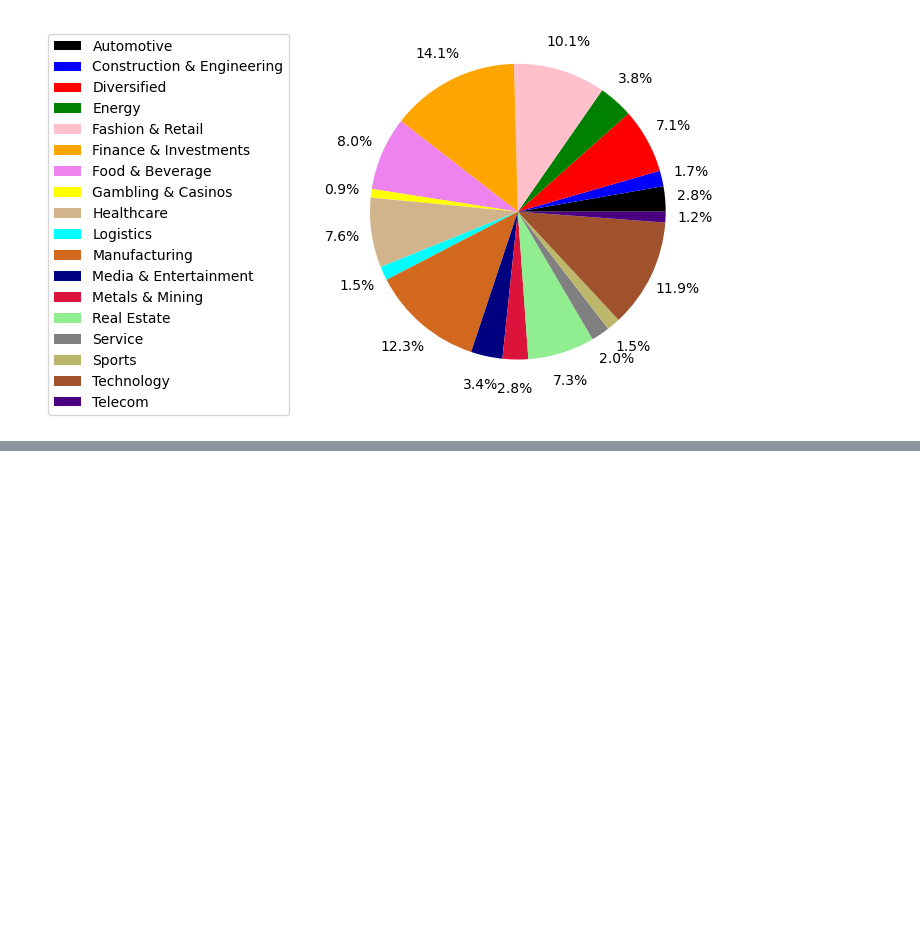
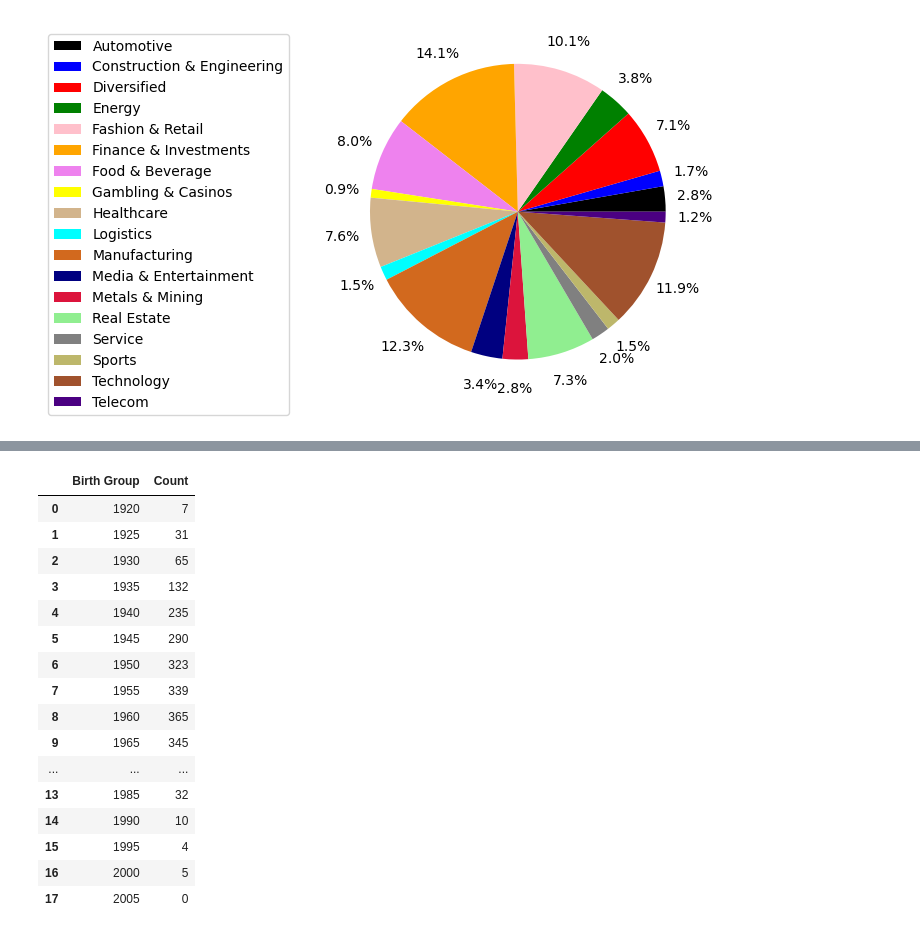
Before and after one commit to matvio16/billionaires, a Jupyter notebook: billionaires.ipynb, the cells around one changed output, grey strips where cells are left out. Drawn from its saved outputs; the diff is of its cells as text; code cells hidden in the pictures; blank space fills up the shorter version.

```diff
--- a/billionaires.ipynb
+++ b/billionaires.ipynb
@@ -80,3 +78,25 @@ See the caveats in the documentation: https://pandas.pydata.org/pandas-docs/stab
 | 2540 | 1000 | Real Estate | Zhang Guiping & family | 71.0 | China | Nanjing | Real estate | Real Estate | ... |
 | 2540 | 1000 | Diversified | Inigo Zobel | 66.0 | Philippines | Makati | Diversified | Diversified | ... |
 2564 rows × 35 columns
+# %%
+hist_group = year_df.groupby('Birth Group').count()
+hist_df = pd.DataFrame(hist_group['personName']).reset_index().rename(columns={'personName' : 'Count'})
+hist_df
+# %% [output]
+|  | Birth Group | Count |
+| 0 | 1920 | 7 |
+| 1 | 1925 | 31 |
+| 2 | 1930 | 65 |
+| 3 | 1935 | 132 |
+| 4 | 1940 | 235 |
+| 5 | 1945 | 290 |
+| 6 | 1950 | 323 |
+| 7 | 1955 | 339 |
+| 8 | 1960 | 365 |
+| 9 | 1965 | 345 |
+| ... | ... | ... |
+| 13 | 1985 | 32 |
+| 14 | 1990 | 10 |
+| 15 | 1995 | 4 |
+| 16 | 2000 | 5 |
+| 17 | 2005 | 0 |
```
Also changed, not shown: parts of 4 cells of this notebook, 3 other files.
